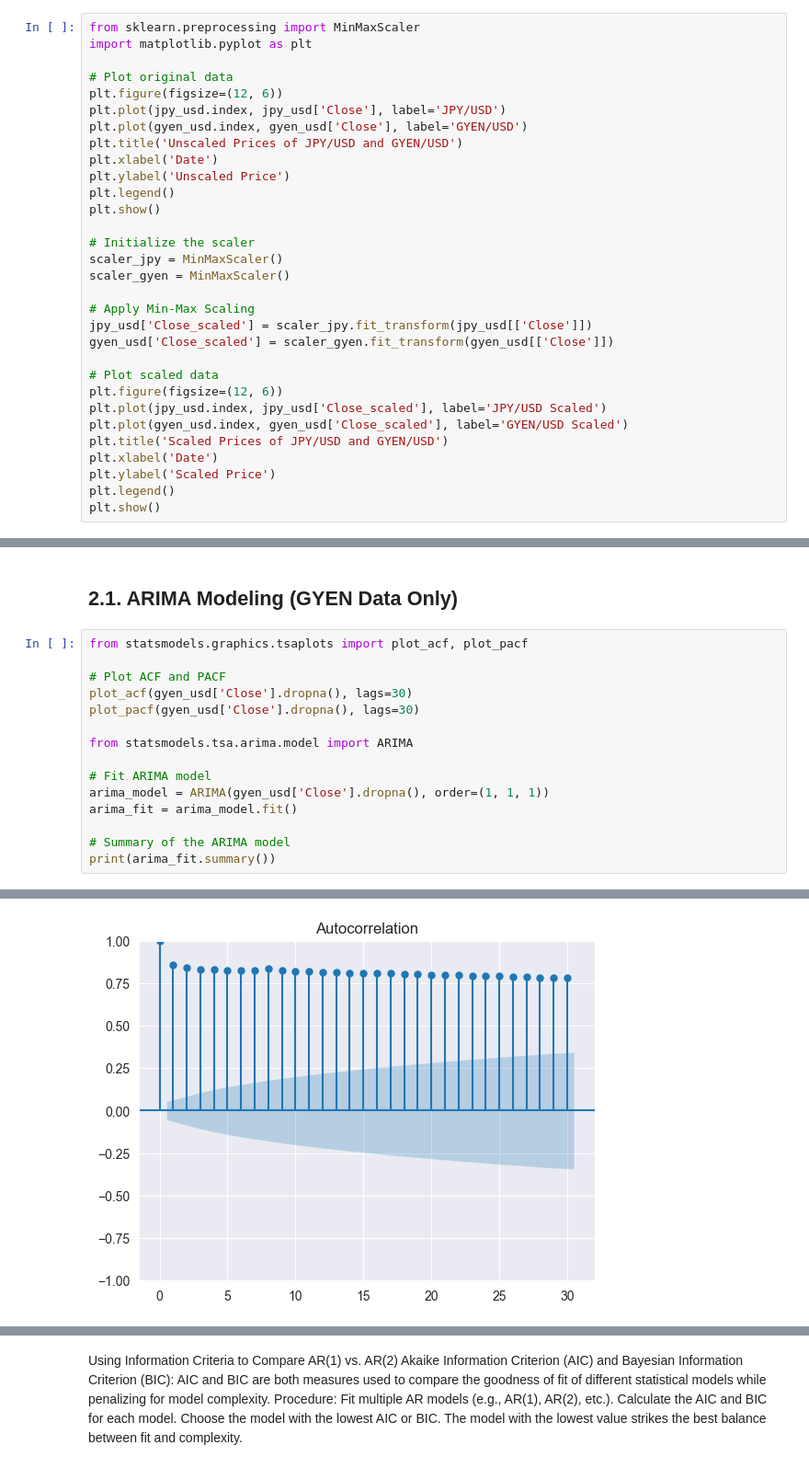
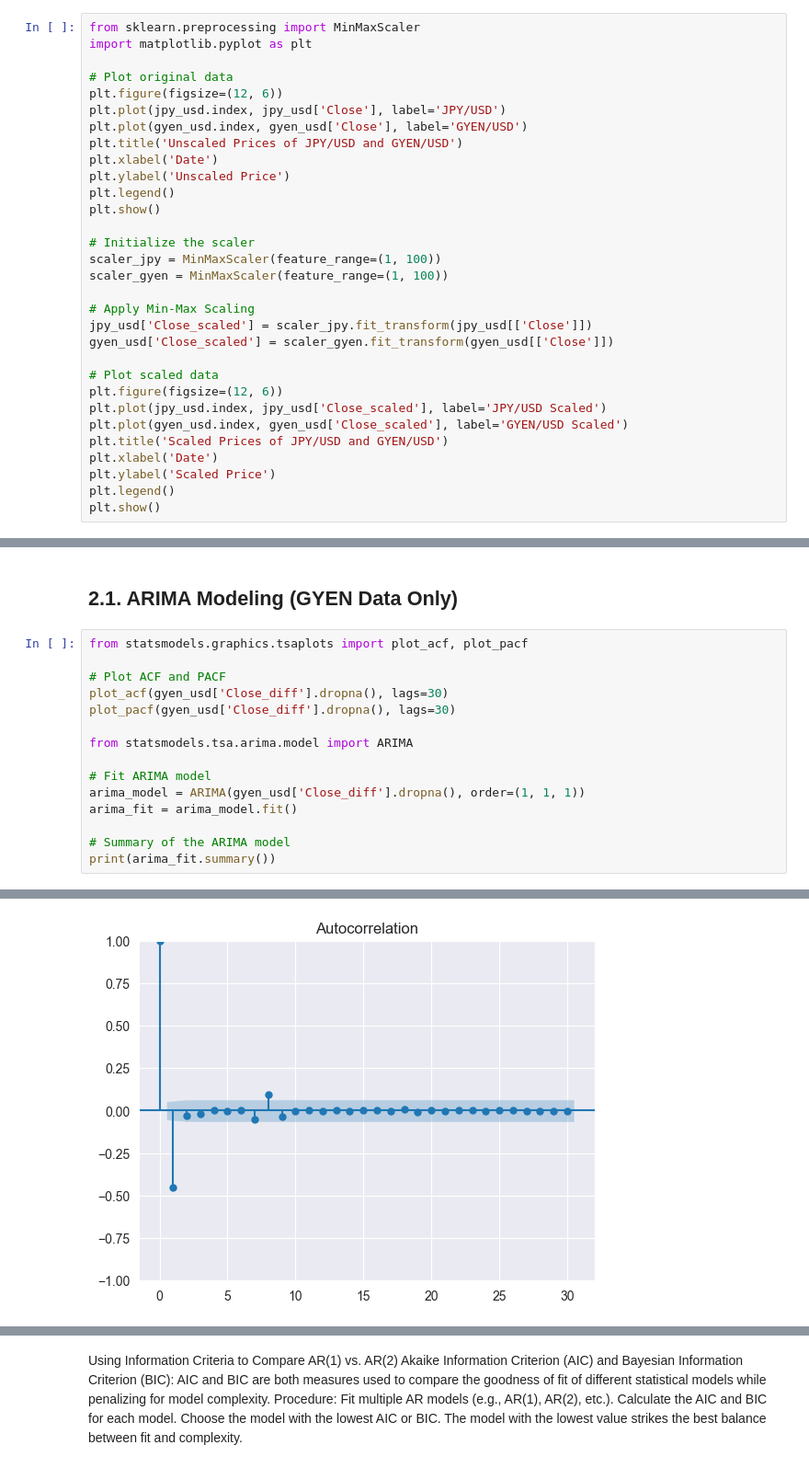
Before and after one commit to joodevs/algo-trader, a Jupyter notebook: gyen-yen-analysis.ipynb, the cells around one changed output, grey strips where cells are left out. Shown at 92% size. Saved outputs shown, nothing was run; the diff lists cells and outputs as text.

```diff
--- a/gyen-yen-analysis.ipynb
+++ b/gyen-yen-analysis.ipynb
@@ -95,8 +95,8 @@ plt.legend()
 plt.show()
 
 # Initialize the scaler
-scaler_jpy = MinMaxScaler()
-scaler_gyen = MinMaxScaler()
+scaler_jpy = MinMaxScaler(feature_range=(1, 100))
+scaler_gyen = MinMaxScaler(feature_range=(1, 100))
 
 # Apply Min-Max Scaling
 jpy_usd['Close_scaled'] = scaler_jpy.fit_transform(jpy_usd[['Close']])
@@ -184,13 +184,13 @@ plt.show()
 from statsmodels.graphics.tsaplots import plot_acf, plot_pacf
 
 # Plot ACF and PACF
-plot_acf(gyen_usd['Close'].dropna(), lags=30)
-plot_pacf(gyen_usd['Close'].dropna(), lags=30)
+plot_acf(gyen_usd['Close_diff'].dropna(), lags=30)
+plot_pacf(gyen_usd['Close_diff'].dropna(), lags=30)
 
 from statsmodels.tsa.arima.model import ARIMA
 
 # Fit ARIMA model
-arima_model = ARIMA(gyen_usd['Close'].dropna(), order=(1, 1, 1))
+arima_model = ARIMA(gyen_usd['Close_diff'].dropna(), order=(1, 1, 1))
 arima_fit = arima_model.fit()
 
 # Summary of the ARIMA model
@@ -206,11 +206,11 @@ Sample:                    03-10-2021   HQIC                        -15891.470
                          - 08-29-2024
 Covariance Type:                  opg
 ==============================================================================
                  coef    std err          z      P>|z|      [0.025      0.975]
 ------------------------------------------------------------------------------
 ... (8 lines left out)
 ===================================================================================
 
 Warnings:
 [1] Covariance matrix calculated using the outer product of gradients (complex-step).
-[figure, old version]
+[figure, new version]
```
Also changed, not shown: parts of 14 cells of this notebook.
